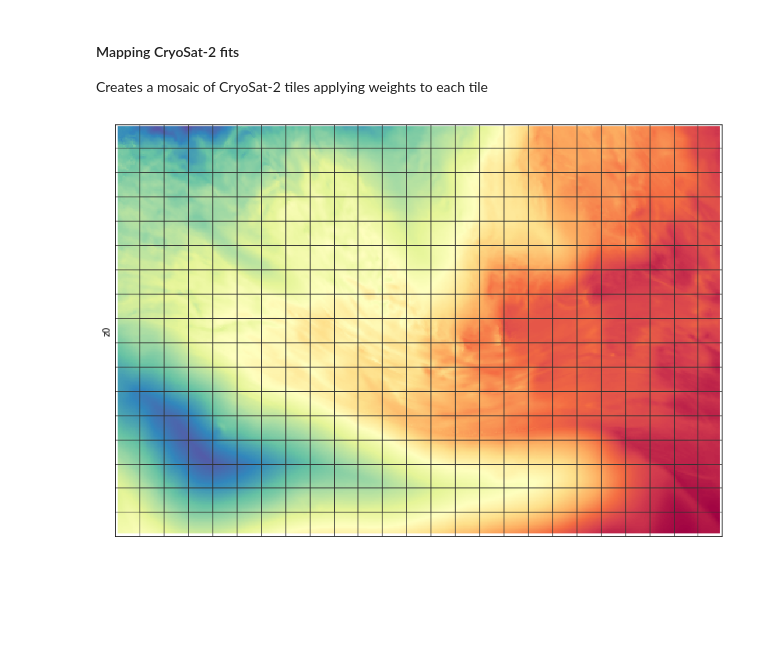
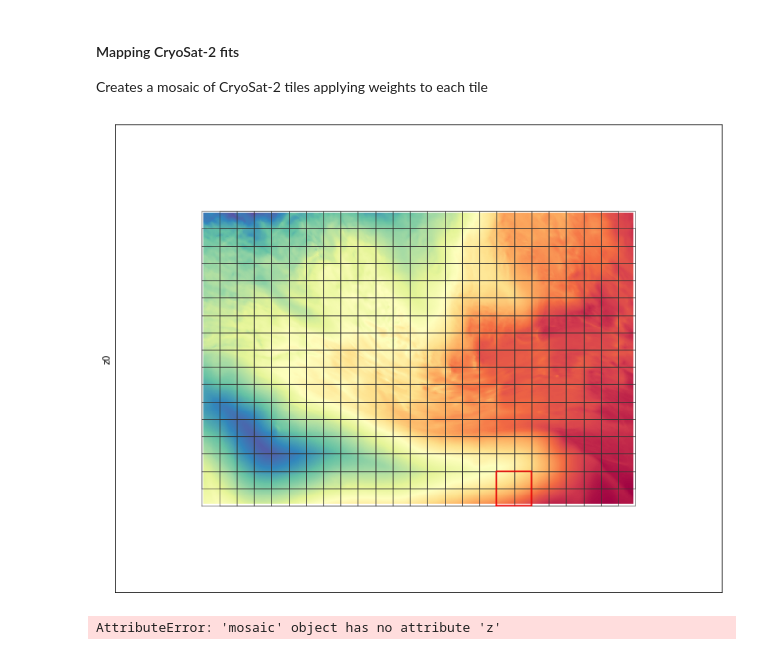
Before and after one commit to SmithB/pointCollection, a Jupyter notebook: map_CS2_fit.ipynb, the cells around one changed output. Cells and saved outputs as stored; diff of their text form; code cells hidden in the pictures; blank space fills up the shorter version.

```diff
--- a/map_CS2_fit.ipynb
+++ b/map_CS2_fit.ipynb
@@ -9,7 +9,7 @@ import pointCollection as pc
 import matplotlib.pyplot as plt
 
 # directory with CryoSat-2 files
-thedir = '/Volumes/ice2/ben/CS2_fit/AA/centers'
+thedir = '/Volumes/ice2/ben/CS2_fit/AA_VarSigma/centers'
 
 # create figure axis
 fig, hax = plt.subplots(num=1, figsize=(11,16))
@@ -23,7 +23,7 @@ WF = 2e3
 # find list of valid files
 ctr_dict={}
 file_list = []
-for file in glob.glob(thedir+'/*.h5'):
+for file in glob.glob(thedir+'/E*.h5'):
     xc,yc=[int(item)*1.e3 for item in re.compile('E(.*)_N(.*).h5').search(file).groups()]
     file_list.append(file)
 
@@ -55,33 +55,38 @@ for file in file_list:
         mosaic.mask[iy,ix,band] = False
     # add weights to total weight matrix
     mosaic.weight[iy,ix] += temp.weight[:,:]
     # plot tile extents
     xmin,xmax,ymin,ymax = temp.extent
     xbox = [xmin,xmax,xmax,xmin,xmin]
     ybox = [ymin,ymin,ymax,ymax,ymin]
     hax.plot(xbox,ybox,c='0.2',lw=0.5,zorder=1)
 
 # find valid weights
 iy,ix = np.nonzero(mosaic.weight == 0)
 mosaic.mask[iy,ix,:] = True
 # normalize weights
 iy,ix = np.nonzero(mosaic.weight > 0)
 for band in range(mosaic.dimensions[2]):
     mosaic.data[iy,ix,band] /= mosaic.weight[iy,ix]
 # replace invalid points with fill_value
 mosaic.data[mosaic.mask] = mosaic.fill_value
 
 # show mosaic image of elevation
 hax.imshow(mosaic.data[:,:,0], extent=mosaic.extent, cmap='Spectral', origin='lower')
 # set x and y labels
 hax.set_ylabel('z0')
 hax.set_xticks([])
 hax.set_yticks([])
 
-hax.set_xlim(mosaic.extent[0:2])
-hax.set_ylim(mosaic.extent[2:4])
+hax.set_xlim(mosaic.extent[0:2]+np.array([-5e4, 5e4]))
+hax.set_ylim(mosaic.extent[2:4]+np.array([-5e4, 5e4]))
 
 fig.subplots_adjust(left=0.1, right=0.95, bottom=0.05, top=0.95, hspace=0.05, wspace=0.1)
+# plot the last box in red to show the structure of the mosaic
+plt.plot(xbox, ybox,'r', zorder=2)
 plt.show()
+# write the mosaic to a geotif:
+mosaic.to_geotif(thedir+'/z0_mosaic.tif', srs_epsg=3031)
 # %% [output]
-[figure, old version]
+[figure, new version]
+AttributeError: 'mosaic' object has no attribute 'z'
```
Also changed, not shown: parts of 4 cells of this notebook, 2 other files.
